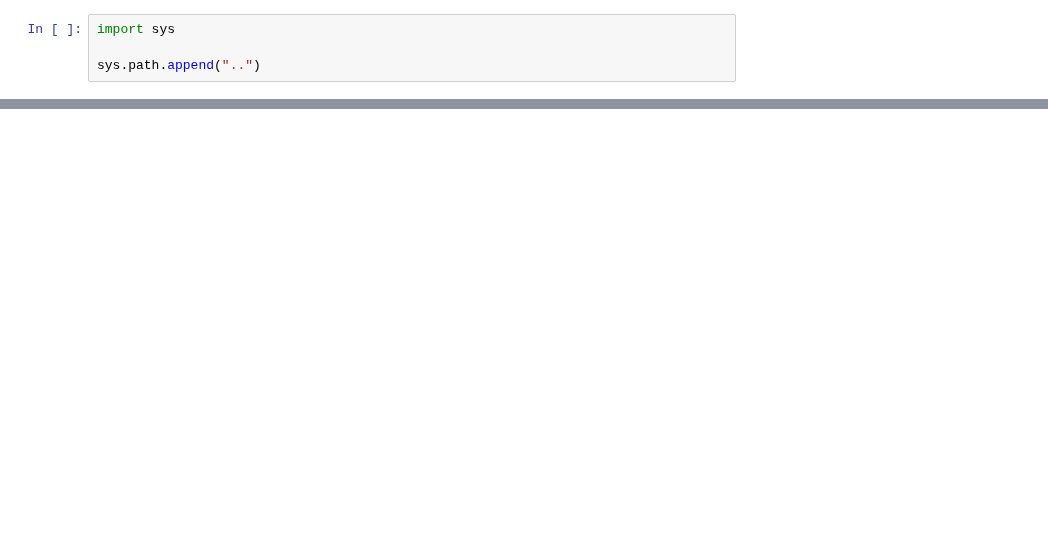
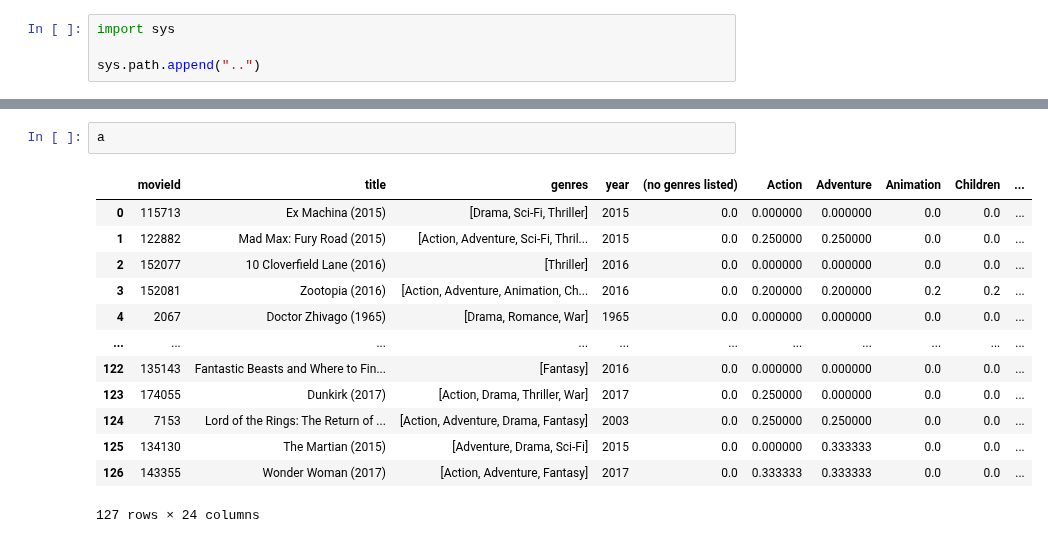
Before and after one commit to tishii2479/my-master-project, a Jupyter notebook: notebook/f.ipynb, the cells around one changed output, grey strips where cells are left out. Saved outputs shown, nothing was run; the diff lists cells and outputs as text; blank space fills up the shorter version.

```diff
--- a/notebook/f.ipynb
+++ b/notebook/f.ipynb
@@ -161,0 +178,16 @@ print(f"{len(st)}/{len(df)}")
+# %%
+a
+# %% [output]
+|  | movieId | title | genres | year | (no genres listed) | Action | Adventure | Animation | Children | ... |
+| 0 | 115713 | Ex Machina (2015) | [Drama, Sci-Fi, Thriller] | 2015 | 0.0 | 0.000000 | 0.000000 | 0.0 | 0.0 | ... |
+| 1 | 122882 | Mad Max: Fury Road (2015) | [Action, Adventure, Sci-Fi, Thril... | 2015 | 0.0 | 0.250000 | 0.250000 | 0.0 | 0.0 | ... |
+| 2 | 152077 | 10 Cloverfield Lane (2016) | [Thriller] | 2016 | 0.0 | 0.000000 | 0.000000 | 0.0 | 0.0 | ... |
+| 3 | 152081 | Zootopia (2016) | [Action, Adventure, Animation, Ch... | 2016 | 0.0 | 0.200000 | 0.200000 | 0.2 | 0.2 | ... |
+| 4 | 2067 | Doctor Zhivago (1965) | [Drama, Romance, War] | 1965 | 0.0 | 0.000000 | 0.000000 | 0.0 | 0.0 | ... |
+| ... | ... | ... | ... | ... | ... | ... | ... | ... | ... | ... |
+| 122 | 135143 | Fantastic Beasts and Where to Fin... | [Fantasy] | 2016 | 0.0 | 0.000000 | 0.000000 | 0.0 | 0.0 | ... |
+| 123 | 174055 | Dunkirk (2017) | [Action, Drama, Thriller, War] | 2017 | 0.0 | 0.250000 | 0.000000 | 0.0 | 0.0 | ... |
+| 124 | 7153 | Lord of the Rings: The Return of ... | [Action, Adventure, Drama, Fantasy] | 2003 | 0.0 | 0.250000 | 0.250000 | 0.0 | 0.0 | ... |
+| 125 | 134130 | The Martian (2015) | [Adventure, Drama, Sci-Fi] | 2015 | 0.0 | 0.000000 | 0.333333 | 0.0 | 0.0 | ... |
+| 126 | 143355 | Wonder Woman (2017) | [Action, Adventure, Fantasy] | 2017 | 0.0 | 0.333333 | 0.333333 | 0.0 | 0.0 | ... |
+127 rows × 24 columns
```
Also changed, not shown: parts of 8 cells of this notebook, 8 other files.
